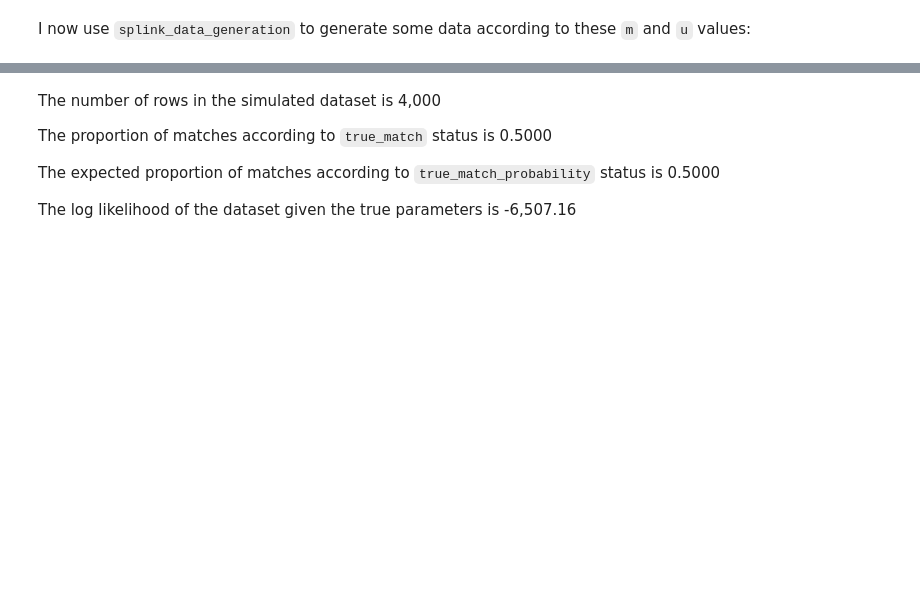
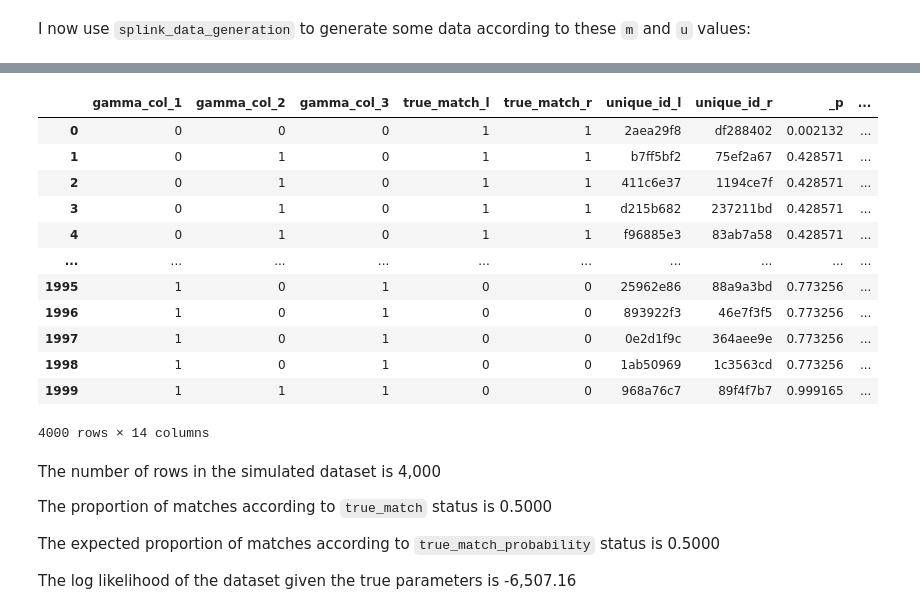
Before and after one commit to moj-analytical-services/splink_data_generation, a Jupyter notebook: notebooks/01_estimate_known_params.ipynb, the cells around one changed output, grey strips where cells are left out. Drawn from its saved outputs; the diff is of its cells as text; code cells hidden in the pictures; blank space fills up the shorter version.

```diff
--- a/notebooks/01_estimate_known_params.ipynb
+++ b/notebooks/01_estimate_known_params.ipynb
@@ -69,3 +215,20 @@ df[cols].head()
+# %%
+df = add_log_likelihood(df, settings)
+df
+# %% [output]
+|  | gamma_col_1 | gamma_col_2 | gamma_col_3 | true_match_l | true_match_r | unique_id_l | unique_id_r | _p | ... |
+| 0 | 0 | 0 | 0 | 1 | 1 | 2aea29f8 | df288402 | 0.002132 | ... |
+| 1 | 0 | 1 | 0 | 1 | 1 | b7ff5bf2 | 75ef2a67 | 0.428571 | ... |
+| 2 | 0 | 1 | 0 | 1 | 1 | 411c6e37 | 1194ce7f | 0.428571 | ... |
+| 3 | 0 | 1 | 0 | 1 | 1 | d215b682 | 237211bd | 0.428571 | ... |
+| 4 | 0 | 1 | 0 | 1 | 1 | f96885e3 | 83ab7a58 | 0.428571 | ... |
+| ... | ... | ... | ... | ... | ... | ... | ... | ... | ... |
+| 1995 | 1 | 0 | 1 | 0 | 0 | 25962e86 | 88a9a3bd | 0.773256 | ... |
+| 1996 | 1 | 0 | 1 | 0 | 0 | 893922f3 | 46e7f3f5 | 0.773256 | ... |
+| 1997 | 1 | 0 | 1 | 0 | 0 | 0e2d1f9c | 364aee9e | 0.773256 | ... |
+| 1998 | 1 | 0 | 1 | 0 | 0 | 1ab50969 | 1c3563cd | 0.773256 | ... |
+| 1999 | 1 | 1 | 1 | 0 | 0 | 968a76c7 | 89f4f7b7 | 0.999165 | ... |
+4000 rows × 14 columns
 # %%
 from IPython.display import display, Markdown
 import numpy as np
```
Also changed, not shown: parts of 22 cells of this notebook, 12 other files.
